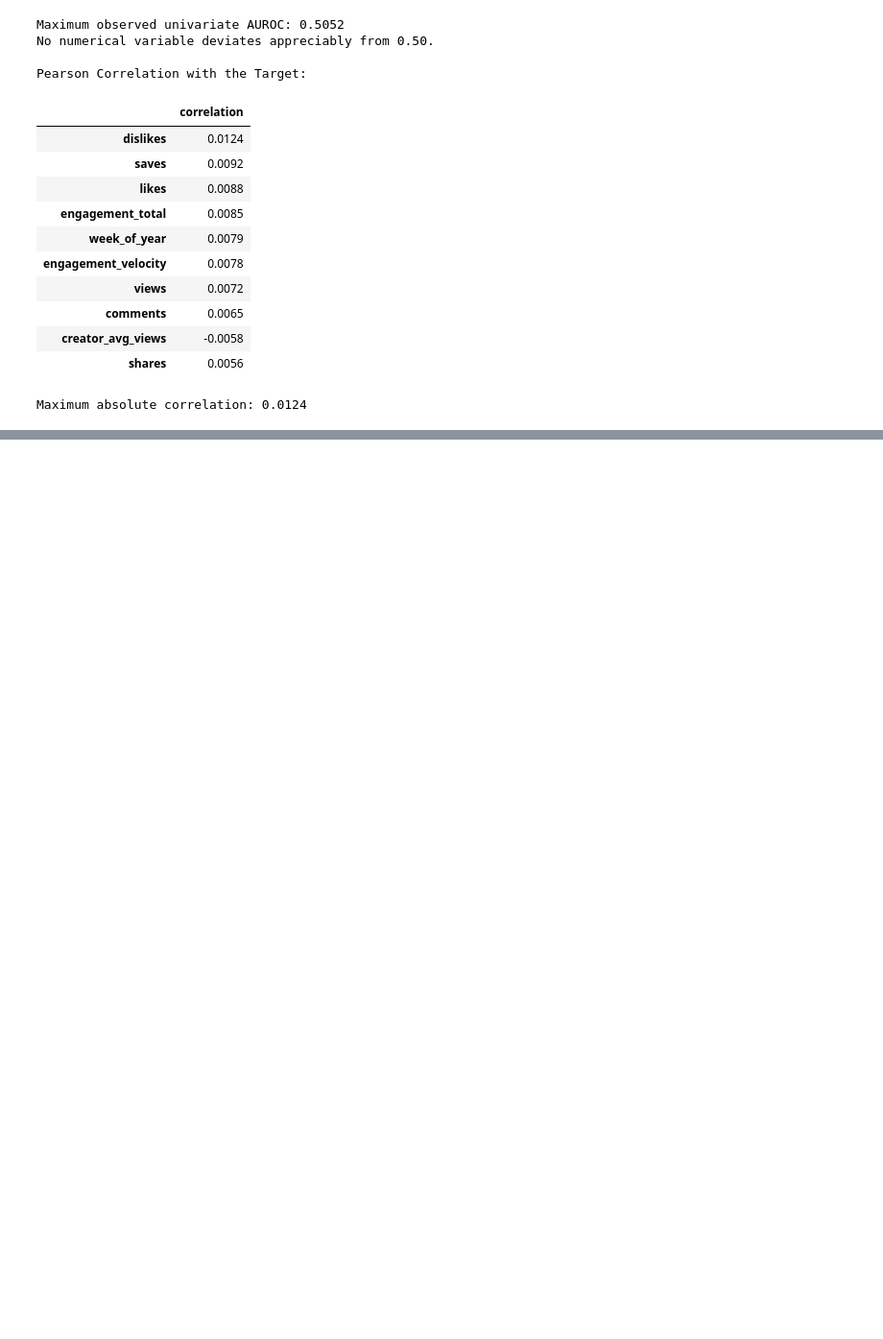
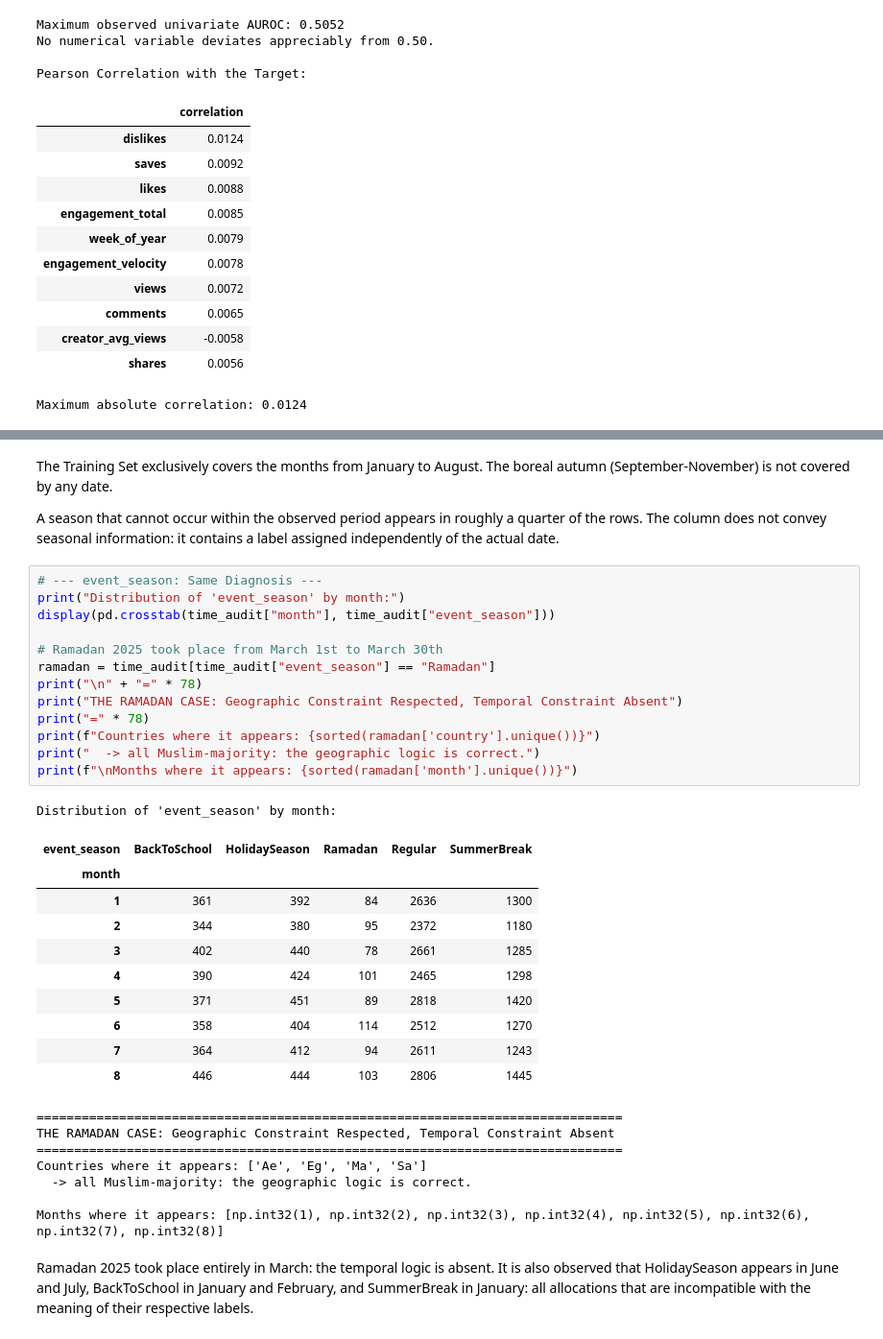
Before and after one commit to eliaxyzz/TrendPredictor, a Jupyter notebook: ml-virality-classifier.ipynb, the cells around one changed output, grey strips where cells are left out. Shown at 96% size. Saved outputs shown, nothing was run; the diff lists cells and outputs as text; blank space fills up the shorter version.

```diff
--- a/ml-virality-classifier.ipynb
+++ b/ml-virality-classifier.ipynb
@@ -460,0 +720,38 @@ Maximum absolute correlation: 0.0124
+# %% [markdown]
+The Training Set exclusively covers the months from January to August. The boreal autumn (September-November) is not covered by any date.
+
+A season that cannot occur within the observed period appears in roughly a quarter of the rows. The column does not convey seasonal information: it contains a label assigned independently of the actual date.
+# %%
+# --- event_season: Same Diagnosis ---
+print("Distribution of 'event_season' by month:")
+display(pd.crosstab(time_audit["month"], time_audit["event_season"]))
+
+# Ramadan 2025 took place from March 1st to March 30th
+ramadan = time_audit[time_audit["event_season"] == "Ramadan"]
+print("\n" + "=" * 78)
+print("THE RAMADAN CASE: Geographic Constraint Respected, Temporal Constraint Absent")
+print("=" * 78)
+print(f"Countries where it appears: {sorted(ramadan['country'].unique())}")
+print("  -> all Muslim-majority: the geographic logic is correct.")
+print(f"\nMonths where it appears: {sorted(ramadan['month'].unique())}")
+# %% [output]
+Distribution of 'event_season' by month:
+| event_season | BackToSchool | HolidaySeason | Ramadan | Regular | SummerBreak |
+| month |  |  |  |  |  |
+| 1 | 361 | 392 | 84 | 2636 | 1300 |
+| 2 | 344 | 380 | 95 | 2372 | 1180 |
+| 3 | 402 | 440 | 78 | 2661 | 1285 |
+| 4 | 390 | 424 | 101 | 2465 | 1298 |
+| 5 | 371 | 451 | 89 | 2818 | 1420 |
+| 6 | 358 | 404 | 114 | 2512 | 1270 |
+| 7 | 364 | 412 | 94 | 2611 | 1243 |
+| 8 | 446 | 444 | 103 | 2806 | 1445 |
+==============================================================================
+THE RAMADAN CASE: Geographic Constraint Respected, Temporal Constraint Absent
+==============================================================================
+Countries where it appears: ['Ae', 'Eg', 'Ma', 'Sa']
+  -> all Muslim-majority: the geographic logic is correct.
+
+Months where it appears: [np.int32(1), np.int32(2), np.int32(3), np.int32(4), np.int32(5), np.int32(6), np.int32(7), np.int32(8)]
+# %% [markdown]
+Ramadan 2025 took place entirely in March: the temporal logic is absent. It is also observed that HolidaySeason appears in June and July, BackToSchool in January and February, and SummerBreak in January: all allocations that are incompatible with the meaning of their respective labels.
```
Also changed, not shown: parts of 17 cells of this notebook.
